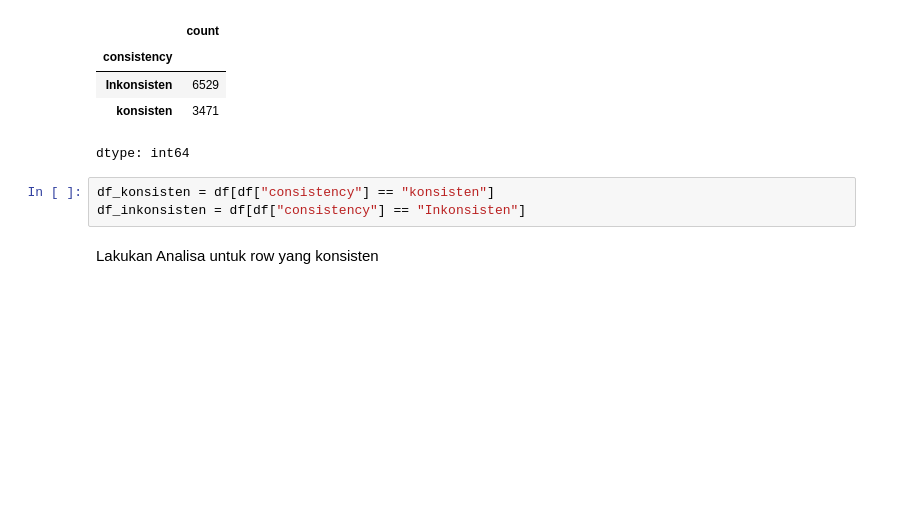
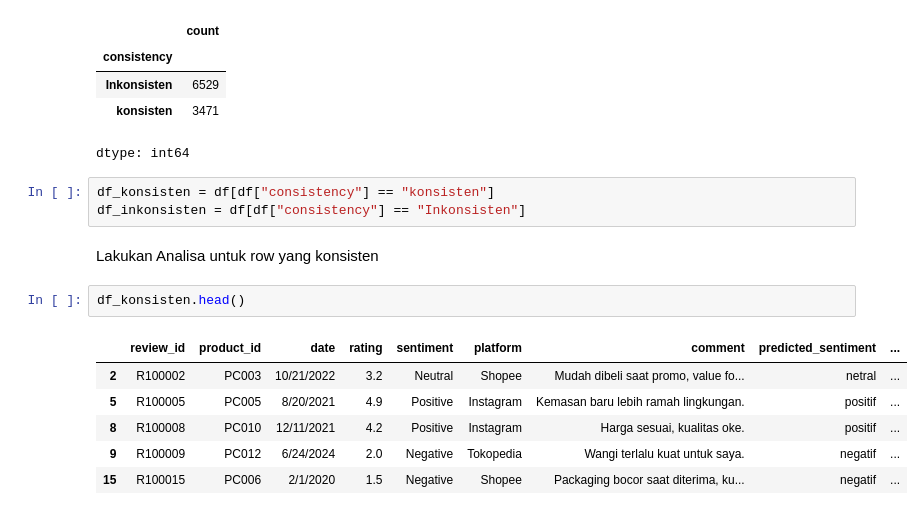
Before and after one commit to fatihdzaki01/GelarRasa_ML, a Jupyter notebook: NLP_GelarRasa.ipynb, the cells around one changed output. Drawn from its saved outputs; the diff is of its cells as text; blank space fills up the shorter version.

```diff
--- a/NLP_GelarRasa.ipynb
+++ b/NLP_GelarRasa.ipynb
@@ -136,3 +128,12 @@ df_konsisten = df[df["consistency"] == "konsisten"]
 df_inkonsisten = df[df["consistency"] == "Inkonsisten"]
 # %% [markdown]
 Lakukan Analisa untuk row yang konsisten
+# %%
+df_konsisten.head()
+# %% [output]
+|  | review_id | product_id | date | rating | sentiment | platform | comment | predicted_sentiment | ... |
+| 2 | R100002 | PC003 | 10/21/2022 | 3.2 | Neutral | Shopee | Mudah dibeli saat promo, value fo... | netral | ... |
+| 5 | R100005 | PC005 | 8/20/2021 | 4.9 | Positive | Instagram | Kemasan baru lebih ramah lingkungan. | positif | ... |
+| 8 | R100008 | PC010 | 12/11/2021 | 4.2 | Positive | Instagram | Harga sesuai, kualitas oke. | positif | ... |
+| 9 | R100009 | PC012 | 6/24/2024 | 2.0 | Negative | Tokopedia | Wangi terlalu kuat untuk saya. | negatif | ... |
+| 15 | R100015 | PC006 | 2/1/2020 | 1.5 | Negative | Shopee | Packaging bocor saat diterima, ku... | negatif | ... |
```
Also changed, not shown: parts of 9 cells of this notebook.
